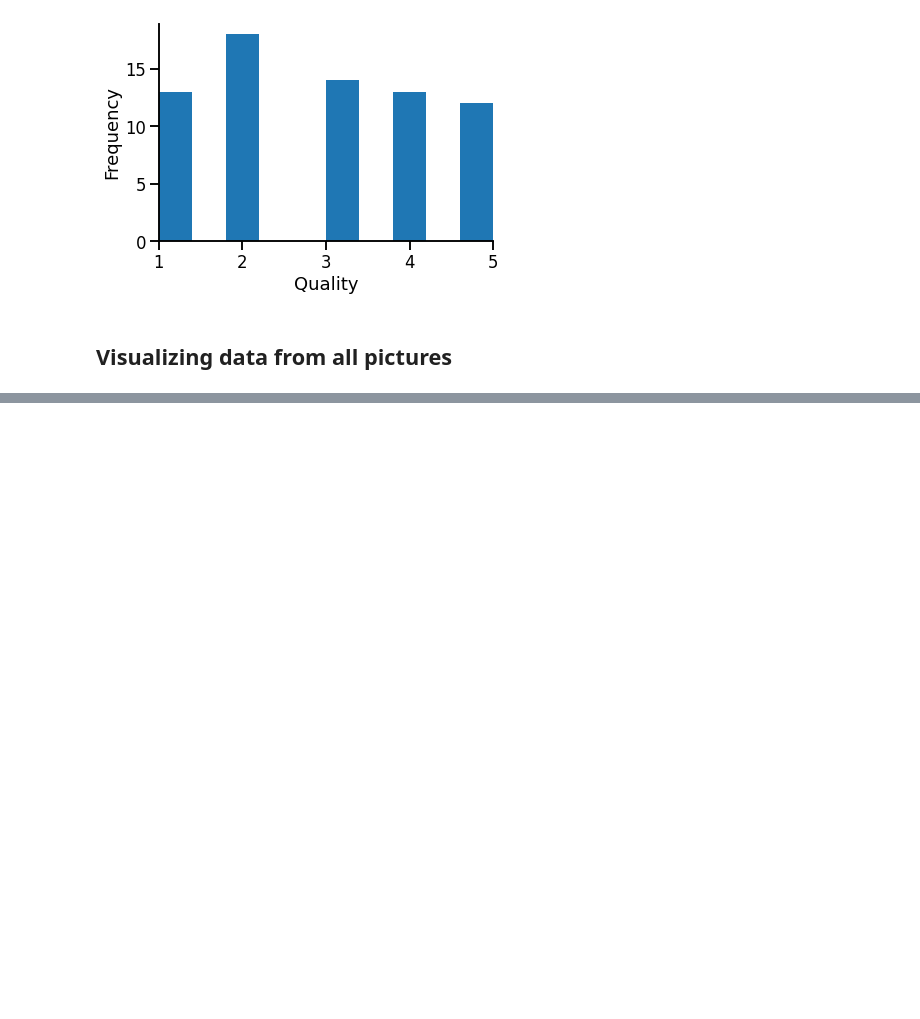
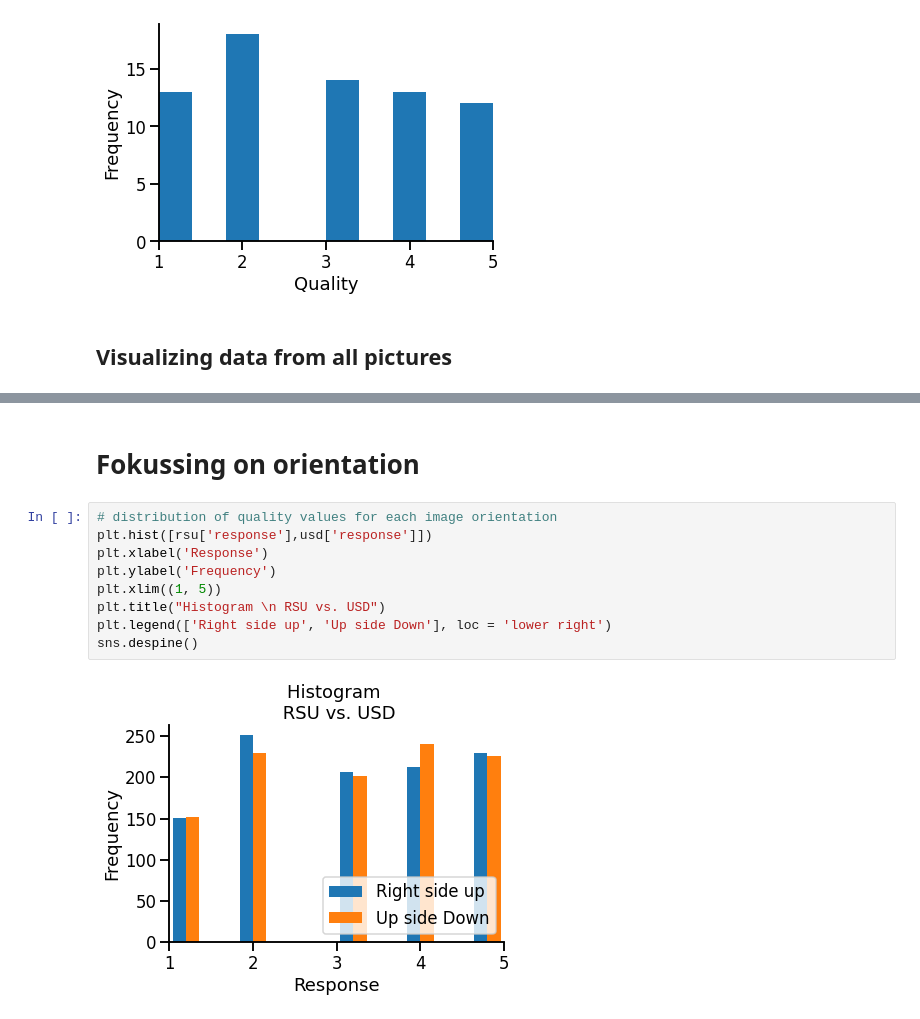
Before and after one commit to NerdPixel/PiQ, a Jupyter notebook: results/auswertung.ipynb, the cells around one changed output, grey strips where cells are left out. Saved outputs shown, nothing was run; the diff lists cells and outputs as text; blank space fills up the shorter version.

Commit message:
Add category visualisations

```diff
--- a/results/auswertung.ipynb
+++ b/results/auswertung.ipynb
@@ -246,0 +212,13 @@ Text(0.5, 1.0, 'RSU vs. USD')
+# %% [markdown]
+# Fokussing on orientation
+# %%
+# distribution of quality values for each image orientation
+plt.hist([rsu['response'],usd['response']])
+plt.xlabel('Response')
+plt.ylabel('Frequency')
+plt.xlim((1, 5))
+plt.title("Histogram \n RSU vs. USD")
+plt.legend(['Right side up', 'Up side Down'], loc = 'lower right')
+sns.despine()
+# %% [output]
+[figure, added]
```
Also changed, not shown: parts of 16 cells of this notebook.
